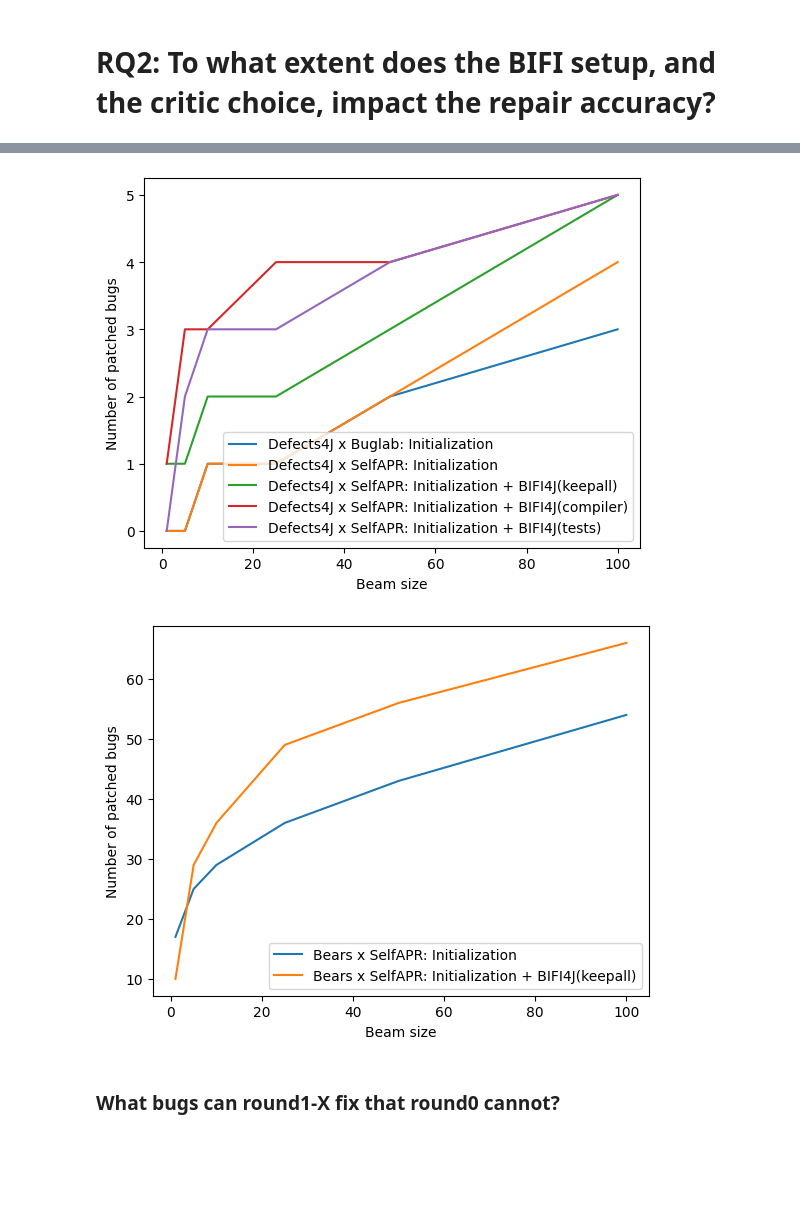
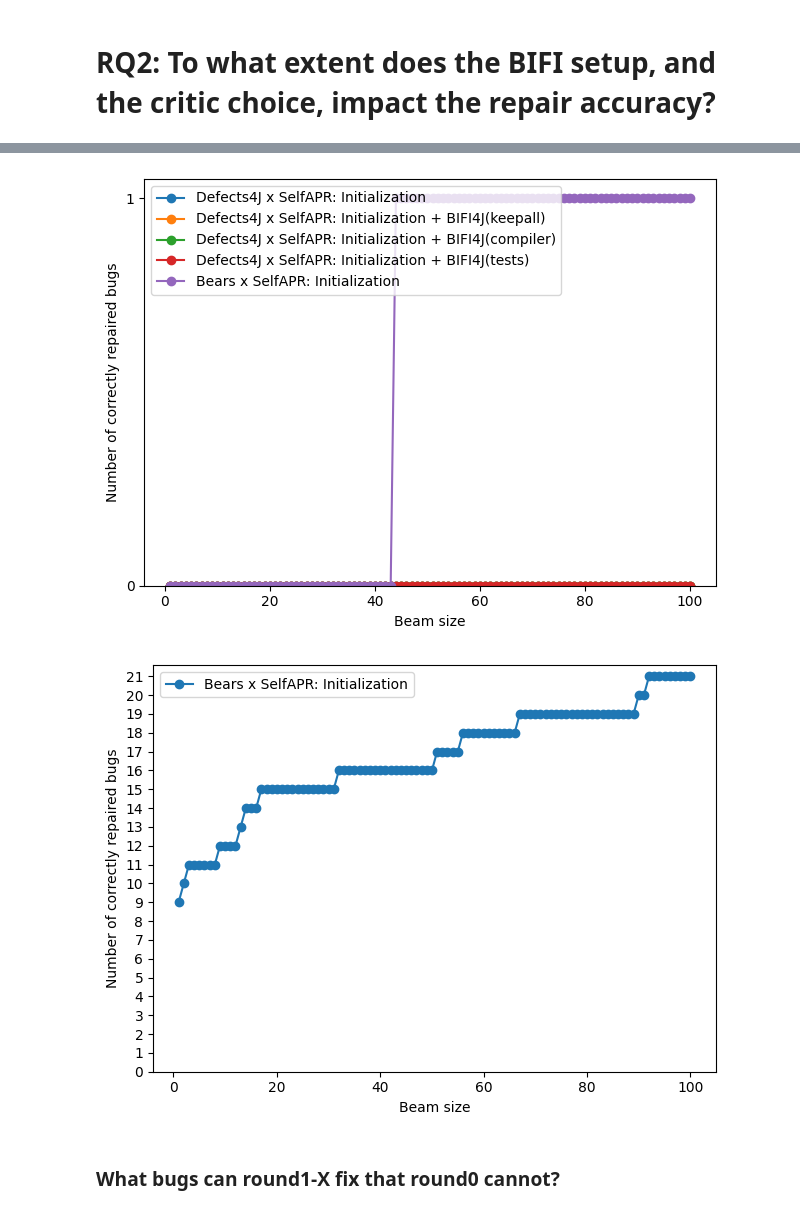
Before and after one commit to andre15silva/mufin, a Jupyter notebook: models_analysis.ipynb, the cells around one changed output, grey strips where cells are left out. Saved outputs shown, nothing was run; the diff lists cells and outputs as text; code cells hidden in the pictures; blank space fills up the shorter version.

Commit message:
update results

```diff
--- a/models_analysis.ipynb
+++ b/models_analysis.ipynb
@@ -157,14 +157,10 @@ table
 # RQ1: To what extent does the perturbation model choice impact the model's repair accuracy?
 # %%
 def get_rq1table_entry(model_label, tb, td):
-    return {"Model": {
-                "" : model_label
-            },
-            "Test Dataset":{
-                "Bears" : tb,
-                "Defects4J v2.0" : td
-            }
-       }
+    return { "Model": model_label,
+             "Bears" : tb,
+             "Defects4J v2.0" : td
+           }
 # %%
 from os.path import exists
 
@@ -235,6 +228,8 @@ experiments = ["defects4j_buglab", "defects4j_selfapr", "bears_buglab", "bears_s
 plt.figure("defects4j")
 plt.figure("bears")
 
+max_bears = 0
+max_d4j = 0
 for ex in experiments:
     bears_path = "/mnt/data/andre/mscthesis/experiments/%s/round0/fixer/eval_single_hunk_bears_bw_100_analyzed.json" % ex
     d4j_path = "/mnt/data/andre/mscthesis/experiments/%s/round0/fixer/eval_single_hunk_defects4j_bw_100_analyzed.json" % ex
@@ -243,17 +238,20 @@ for ex in experiments:
         tb = [int(get_number_test(read_eval_bears(bears_path), k).split("/")[0]) for k in top_k]
         plt.figure("bears")
         plt.plot(top_k, tb, "-o", label=get_model_label(ex, "round0"))
+        max_bears = max(max_bears, tb[-1])
 
     if exists(d4j_path):
         td = [int(get_number_test(read_eval_d4j(d4j_path), k).split("/")[0]) for k in top_k]
         plt.figure("defects4j")
         plt.plot(top_k, td, "-o", label=get_model_label(ex, "round0"))
+        max_d4j = max(max_d4j, td[-1])
 
 plt.figure("bears")
 plt.legend(loc="upper left")
 plt.xlabel("Beam size")
 plt.ylabel("Number of correctly repaired bugs")
 plt.ylim(bottom=0)
+plt.yticks(range(0,max_bears+1))
 plt.tight_layout()
 plt.savefig("./results/rq1/repair_accuracy_bears.svg")
 
@@ -262,6 +260,7 @@ plt.legend(loc="upper left")
 plt.xlabel("Beam size")
 plt.ylabel("Number of correctly repaired bugs")
 plt.ylim(bottom=0)
+plt.yticks(range(0,max_d4j+1))
 plt.tight_layout()
 plt.savefig("./results/rq1/repair_accuracy_d4j.svg")
 
@@ -298,7 +297,7 @@ selfapr_rules = {
         "SelfAPR-Rule11",
         "SelfAPR-Rule12",
         "SelfAPR-Rule13",
-        "SelfAPR-Rule13",
+        "SelfAPR-Rule14",
         "SelfAPR-Rule15",
         "SelfAPR-Rule16",
         "None"
@@ -408,49 +482,58 @@ Experiment: bears_selfapr
 # %%
 from os.path import exists
 from matplotlib import pyplot as plt
 
 entries = []
-top_k = [1, 5, 10, 25, 50, 100]
-#top_k = [i for i in range(1, 101)]
-experiments = ["defects4j_buglab", "defects4j_selfapr", "bears_buglab", "bears_selfapr"]
+top_k = [i for i in range(1, 101)]
+experiments = ["defects4j_selfapr", "bears_selfapr"]
 rounds = ["round0", "round1-nocritic", "round1-compiler", "round1-tests"]
 
 plt.figure("defects4j")
 plt.figure("bears")
 
+max_bears = 0
+max_d4j = 0
+
 for ex in experiments:
     for ro in rounds:
         ro_path = ro if ro == "round0" else "%s/part2" % ro
-        bears_path = "/mnt/data/andre/mscthesis/experiments/%s/%s/fixer/eval_single_hunk_bears_bw_100.json" % (ex, ro_path)
-        d4j_path = "/mnt/data/andre/mscthesis/experiments/%s/%s/fixer/eval_single_hunk_defects4j_bw_100.json" % (ex, ro_path)
+        bears_path = "/mnt/data/andre/mscthesis/experiments/%s/%s/fixer/eval_single_hunk_bears_bw_100_analyzed.json" % (ex, ro_path)
+        d4j_path = "/mnt/data/andre/mscthesis/experiments/%s/%s/fixer/eval_single_hunk_defects4j_bw_100_analyzed.json" % (ex, ro_path)
 
-        if "defects4j" in ex:
-            if exists(bears_path):
-                tb = [int(get_number_test(read_eval_bears(bears_path), k).split("/")[0]) for k in top_k]
-                plt.figure("bears")
-                plt.plot(top_k, tb, label=get_model_label(ex, ro))
+        if exists(bears_path):
+            tb = [int(get_number_test(read_eval_bears(bears_path), k).split("/")[0]) for k in top_k]
+            plt.figure("bears")
+            plt.plot(top_k, tb, "-o", label=get_model_label(ex, ro))
+            max_bears = max(max_bears, tb[-1])
 
-        if "bears" in ex:
-            if exists(d4j_path):
-                td = [int(get_number_test(read_eval_d4j(d4j_path), k).split("/")[0]) for k in top_k]
-                plt.figure("defects4j")
-                plt.plot(top_k, td, label=get_model_label(ex, ro))
+        if exists(d4j_path):
+            td = [int(get_number_test(read_eval_d4j(d4j_path), k).split("/")[0]) for k in top_k]
+            plt.figure("defects4j")
+            plt.plot(top_k, td, "-o", label=get_model_label(ex, ro))
+            max_d4j = max(max_d4j, td[-1])
 
 plt.figure("bears")
-plt.legend()
+plt.legend(loc="upper left")
 plt.xlabel("Beam size")
 plt.ylabel("Number of correctly repaired bugs")
+plt.ylim(bottom=0)
+plt.yticks(range(0,max_bears+1))
+plt.tight_layout()
+plt.savefig("./results/rq2/repair_accuracy_bears.svg")
 
 plt.figure("defects4j")
-plt.legend()
+plt.legend(loc="upper left")
 plt.xlabel("Beam size")
 plt.ylabel("Number of correctly repaired bugs")
+plt.ylim(bottom=0)
+plt.yticks(range(0,max_d4j+1))
+plt.tight_layout()
+plt.savefig("./results/rq2/repair_accuracy_d4j.svg")
 
-plt.legend()
 plt.show()
 # %% [output]
-[figure, old version]
+[figure, new version]
-[figure, old version]
+[figure, new version]
 # %% [markdown]
 ### What bugs can round1-X fix that round0 cannot?
 # %%
```
Also changed, not shown: parts of 7 cells of this notebook, 4 other files.
